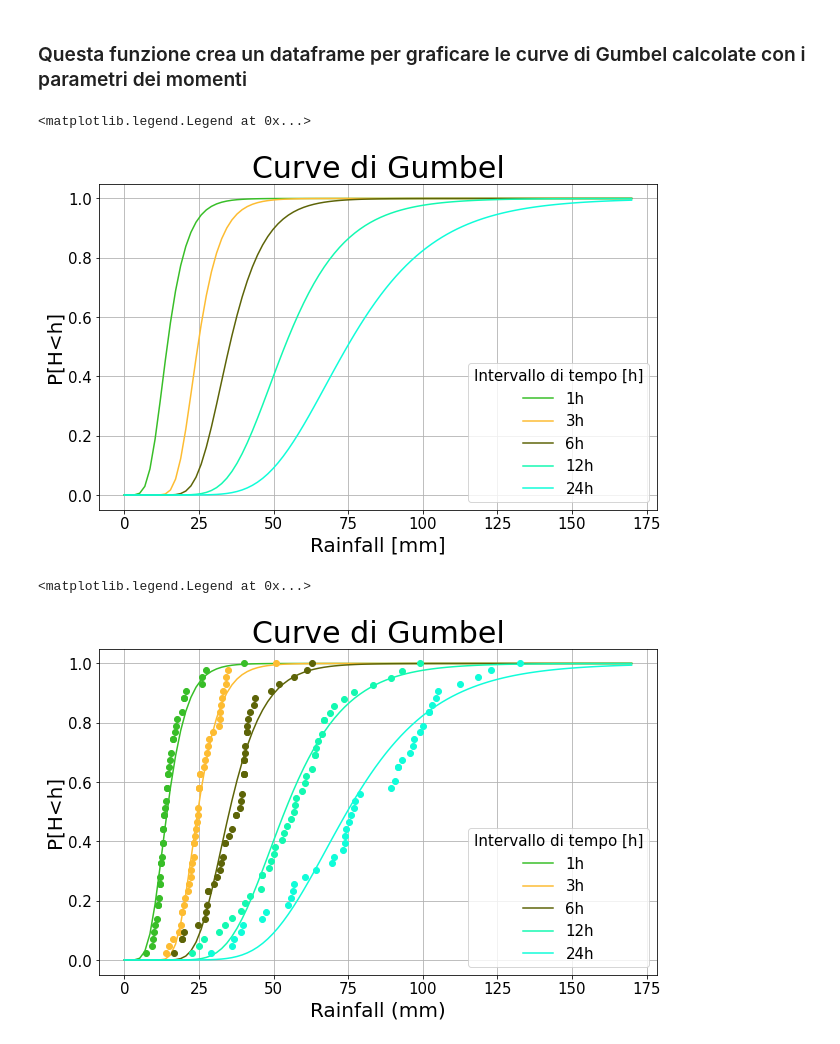
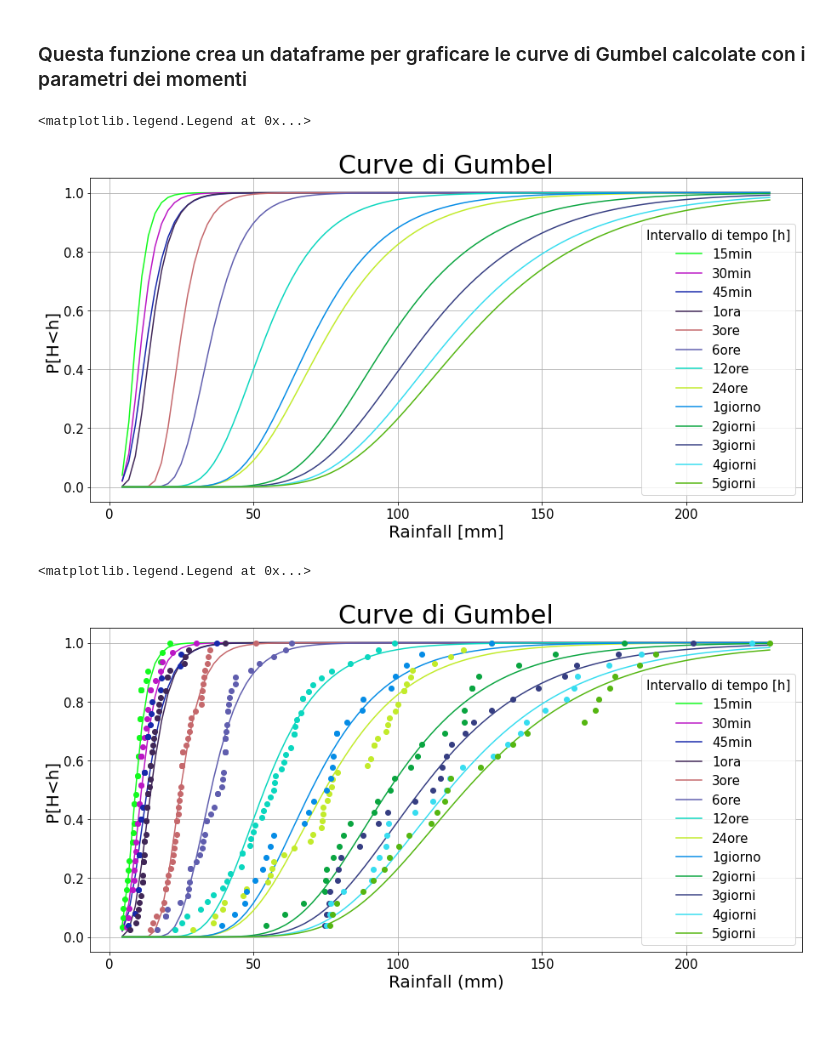
Before and after one commit to Fakkin/Laboratorio, a Jupyter notebook: MomentiFedaia.ipynb, the cells around one changed output. Cells and saved outputs as stored; diff of their text form; code cells hidden in the pictures.

```diff
--- a/MomentiFedaia.ipynb
+++ b/MomentiFedaia.ipynb
@@ -45,3 +30,7 @@ data
+# %%
+h=[]
+for i in range(len(data.columns)):
+    h.append(data.columns[i])
 # %% [markdown]
 ### Si settano i grafici
 # %%
@@ -115,46 +104,48 @@ def gumbel(x,abs_d,col):
 # %% [markdown]
 ### Viene definito lo spazio lineare
 # %%
-minimo=min(data.min()) #7.2
+minimo=min(data.min()) #7.2 per le durate orarie!
 
-mass=max(data.max()) #132.6
+mass=max(data.max()) #132.6 per le orarie!
 
-t_rain=np.linspace(0,170,100)
+t_rain=np.linspace(minimo,mass,100)
 # %% [markdown]
 ### Questa funzione crea un dataframe per graficare le curve di Gumbel calcolate con i parametri dei momenti
 # %%
 lst=['1h','3h','6h','12h','24h']
 def bbb(t_r,abs_a):
     g=[]
-    for i in lst:
+    for i in h:
         g.append(gumbel(t_r,abs_a,i))
 
     gb=pd.DataFrame(g).T
     gb.index=t_r
-    gb.columns=lst
+    gb.columns=h
     return gb
 #gb
 # %%
 import random
 colors={}
-for i in lst:
+c=[]
+for i in h:
     colore=(random.random(), random.random(), random.random())
     colors.update({i:colore})
+    c.append(colors[i])
 # %%
 gb=bbb(t_rain,abs_m)
-ax=gb.plot(figsize=(10,6),color=[colors['1h'],colors['3h'],colors['6h'],colors['12h'],colors['24h']])
+ax=gb.plot(figsize=(15,7),color=c)
 ax.set_title('Curve di Gumbel')
 ax.set_xlabel('Rainfall [mm]')
 ax.set_ylabel('P[H<h]')
 ax.grid(True)
 ax.legend (title= "Intervallo di tempo [h]")
 # %% [output]
 <matplotlib.legend.Legend at 0x...>
-[figure, old version]
+[figure, new version]
 # %%
-ax=gb.plot(figsize=(10,6),color=[colors['1h'],colors['3h'],colors['6h'],colors['12h'],colors['24h']])
+ax=gb.plot(figsize=(15,7),color=c)
 ecdf={}
-for i in lst:
+for i in h:
     ecdf.update({i:ECDF(data[i].dropna())})
     ax.plot(data[i].dropna(),ecdf[i](data[i].dropna()),'o',c=colors[i])
 ax.set_title('Curve di Gumbel')
@@ -164,4 +155,4 @@ ax.grid(True)
 ax.legend (title= "Intervallo di tempo [h]")
 # %% [output]
 <matplotlib.legend.Legend at 0x...>
-[figure, old version]
+[figure, new version]
```
Also changed, not shown: parts of 9 cells of this notebook, 14 other files.
